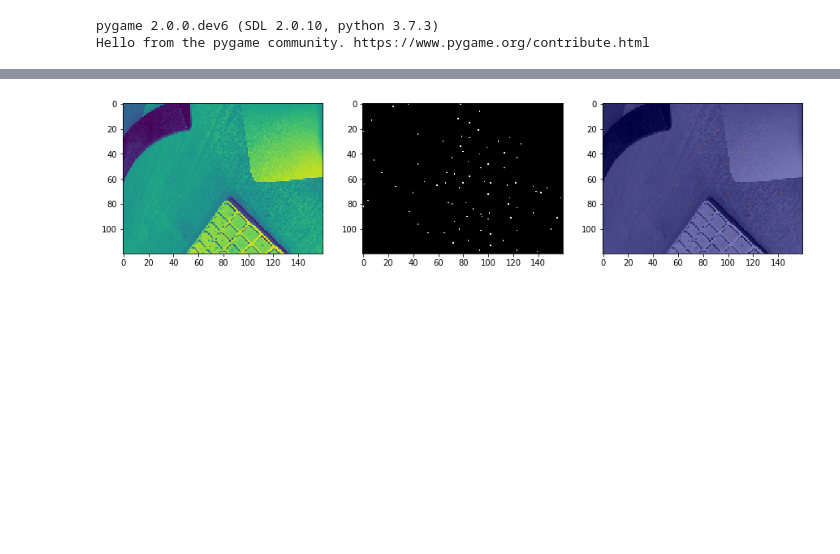
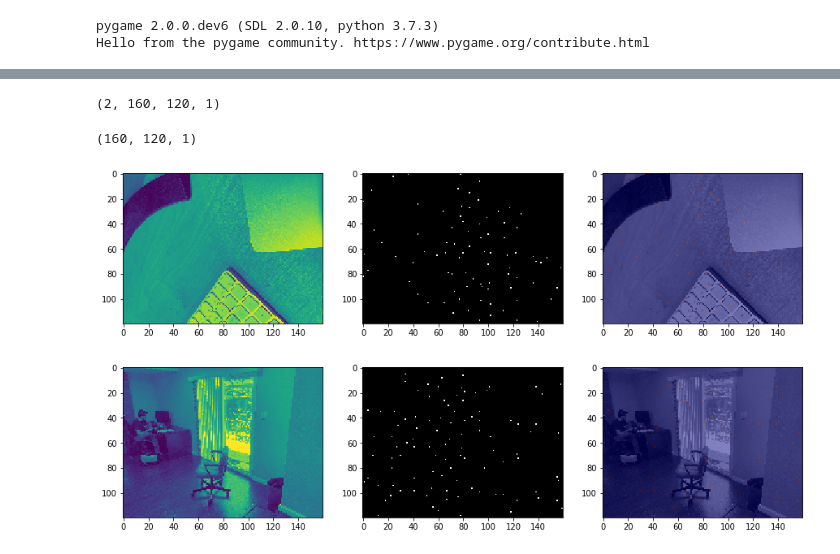
Before and after one commit to robbieculkin/deepoint, a Jupyter notebook: real image.ipynb, the cells around one changed output, grey strips where cells are left out. Saved outputs shown, nothing was run; the diff lists cells and outputs as text; code cells hidden in the pictures; blank space fills up the shorter version.

```diff
--- a/real image.ipynb
+++ b/real image.ipynb
@@ -35,3 +26,7 @@ ds_tns = ds.reshape(1, ds.shape[1],ds.shape[0], 1)
+# %%
+ds = cv2.resize(im_gray,(160, 120)).reshape((160, 120,1))
+ds2 = cv2.resize(im2_gray,(160, 120)).reshape((160, 120,1))
+ds_tns = np.array([ds,ds2])
 # %%
 model_path = 'models/mp_v3.hdf5'
 model = load_model(model_path, custom_objects={'tf':tf})
@@ -52,4 +45,16 @@ yh_nms = non_mamima_suppression(y_hat.reshape((160, 120, 1)))
-# %%
-show_results(ds_tns, yh_nms)
-# %% [output]
-[figure, removed]
+# %%
+y_hat.shape
+# %% [output]
+(2, 160, 120, 1)
+# %%
+yh_nms = [non_mamima_suppression(m) for m in y_hat]
+# %%
+yh_nms[0].shape
+# %% [output]
+(160, 120, 1)
+# %%
+for ii in range(2):
+    show_results(ds_tns[ii], yh_nms[ii])
+# %% [output]
+[figure, added]
+[figure, added]
```
Also changed, not shown: parts of 8 cells of this notebook.
